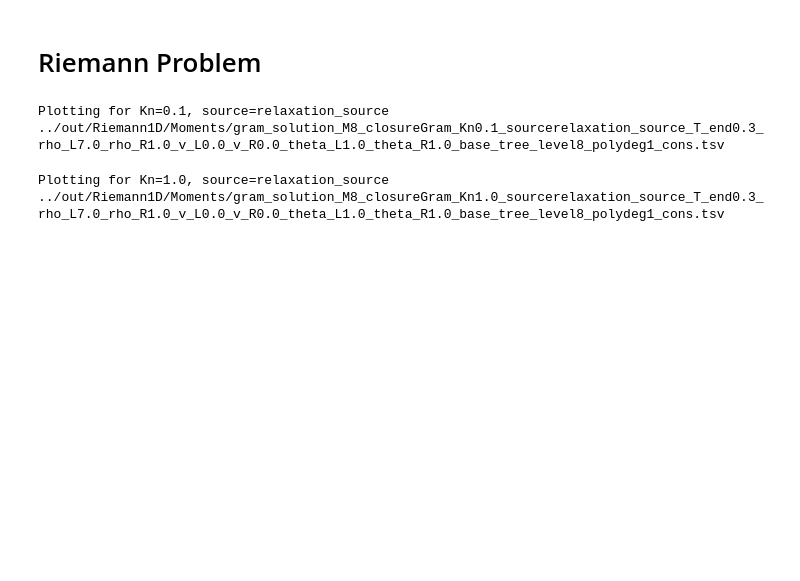
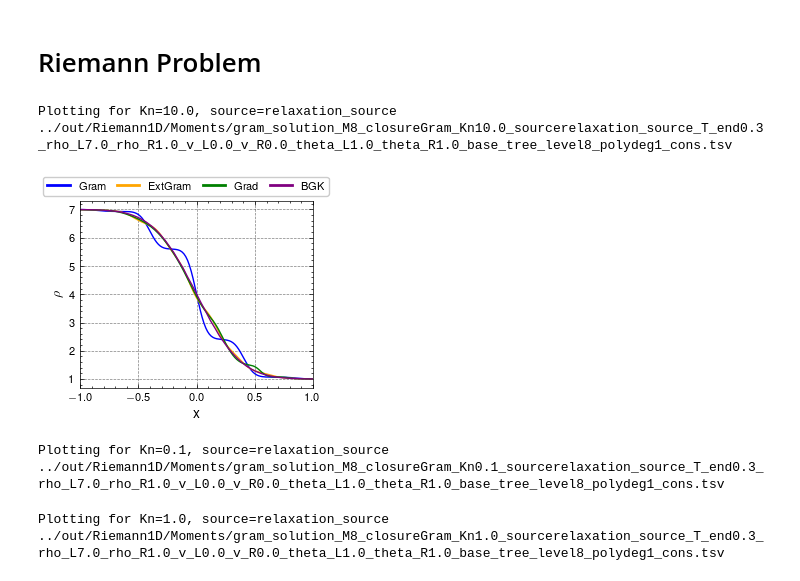
Before and after one commit to JanHab/ExtGram.jl, a Jupyter notebook: notebooks/ModelConvergence.ipynb, the cells around one changed output. Drawn from its saved outputs; the diff is of its cells as text; code cells hidden in the pictures; blank space fills up the shorter version.

```diff
--- a/notebooks/ModelConvergence.ipynb
+++ b/notebooks/ModelConvergence.ipynb
@@ -212,6 +212,76 @@ x_left_BGK = -5.0
 x_right_BGK = 5.0
 c_L = -6.0
 c_R = 6.0
+# %%
+
+Kn = Knudsen[-1]
+
+print(f"Plotting for Kn={Kn}, source={source}")
+
+filename_moments = lambda closure: f"../out/Riemann1D/Moments/gram_solution_M{M}_closure{closure}_Kn{Kn}_source{source}_T_end{T_end}_rho_L{rho_L}_rho_R{rho_R}_v_L{v_L}_v_R{v_R}_theta_L{theta_L}_theta_R{theta_R}_base_tree_level{base_tree_level}_polydeg{polydeg}_cons.tsv"
+print(filename_moments("Gram"))
+# if Kn != 0.1:
+if Kn == 1.0 and source == "relaxation_source":
+    data_bgk = pd.read_csv(f'../out/Riemann1D/BGK/bgk_N{N}_Kn{Kn}_T_end{T_end}_rho_L{rho_L}_rho_R{rho_R}_v_L{v_L}_v_R{v_R}_theta_L{theta_L}_theta_R{theta_R}_ρ_v_p_base_tree_level{base_tree_level_bgk}_polydeg{polydeg}.csv')
+else:
+    data_bgk = pd.read_csv(f'../out/Riemann1D/BGK/bgk_solution_N{N}_c_l{c_L}_c_u{c_R}_Kn{Kn}_source{source}_T_end{T_end}_rho_L{rho_L}_rho_R{rho_R}_v_L{v_L}_v_R{v_R}_theta_L{theta_L}_theta_R{theta_R}_base_tree_level{base_tree_level_bgk}_polydeg{polydeg}_x_left{x_left_BGK}_x_right{x_right_BGK}_rho_v_p.csv')
+
+colors = ['blue', 'orange', 'green', 'red', 'purple']
+
+fig, axs = plt.subplots(figsize=(.5*WIDTH, HEIGHT))
+for j, closure in enumerate(closure_vec):
+    file = filename_moments(closure)
+    x, u, _ = sol_final(file)
+    rho = u[:, 0]
+    v = u[:, 1] / rho
+    p = (u[:, 2] - rho * v**2) # ?1/2 * u[:, 2]
+    theta = p / rho
+
+    axs.plot(x, rho, color=colors[j])
+    # axs[1].plot(x, v, color=colors[j])
+    # axs[2].plot(x, theta, color=colors[j])
+    # axs[2].plot(x, p, color=colors[j])
+# for i in range(3):
+#     for j, closure in enumerate(closure_vec):
+#         file = filename_moments(closure)
+#         x, u, _ = sol_final(file)
+#         axs[i].plot(x, u[:, i], color=colors[j])
+
+# BGK
+# if Kn != 0.1:
+x_bgk = data_bgk['x'].to_numpy()
+
+rho_bgk = data_bgk['rho'].to_numpy()
+axs.plot(x_bgk, rho_bgk, color=colors[4])
+
+v_bgk = data_bgk['v'].to_numpy()
+# axs.plot(x_bgk, v_bgk, color=colors[4])
+
+p_bgk = data_bgk['p'].to_numpy()
+theta_bgk = p_bgk / rho_bgk
+# axs.plot(x_bgk, theta_bgk, color=colors[4])
+axs.set_xlim(-1, 1)
+axs.set_xlabel('x')
+axs.set_ylabel('$\\rho$')
+# axs.set_title(f'{labels[i]})', loc='left')
+
+closure_elements = [Line2D([0], [0], color=colors[i], lw=2, label=closure_vec[i]) for i in range(len(closure_vec))] + [Line2D([0], [0], color=colors[4], lw=2, label='BGK')]
+leg = fig.legend(
+    handles=closure_elements,
+    loc='upper center',
+    bbox_to_anchor=(0.5, 1.06),
+    ncol=4,
+    # frameon=True,
+    columnspacing=1.0 # Adjust spacing between columns
+)
+
+fig.tight_layout()
+fig.savefig(f'../out/Figures/ModelConvergence/Introduction_rho.pdf', bbox_inches='tight')
+fig.show()
+# %% [output]
+Plotting for Kn=10.0, source=relaxation_source
+../out/Riemann1D/Moments/gram_solution_M8_closureGram_Kn10.0_sourcerelaxation_source_T_end0.3_rho_L7.0_rho_R1.0_v_L0.0_v_R0.0_theta_L1.0_theta_R1.0_base_tree_level8_polydeg1_cons.tsv
+[figure, added]
 # %%
 for i in range(len(Knudsen)):
     Kn = Knudsen[i]
```
Also changed, not shown: parts of 1 cell of this notebook, 1 other file.
